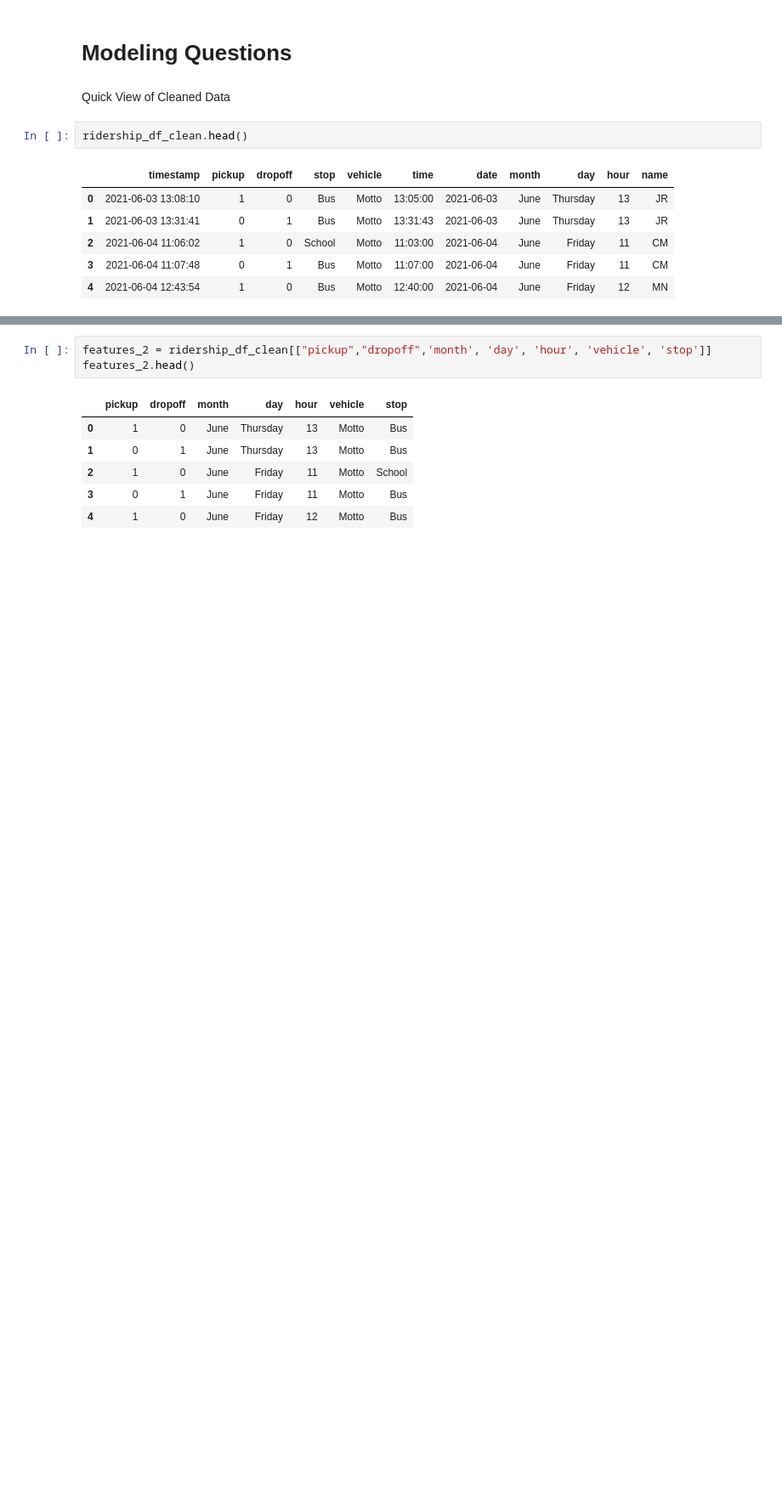
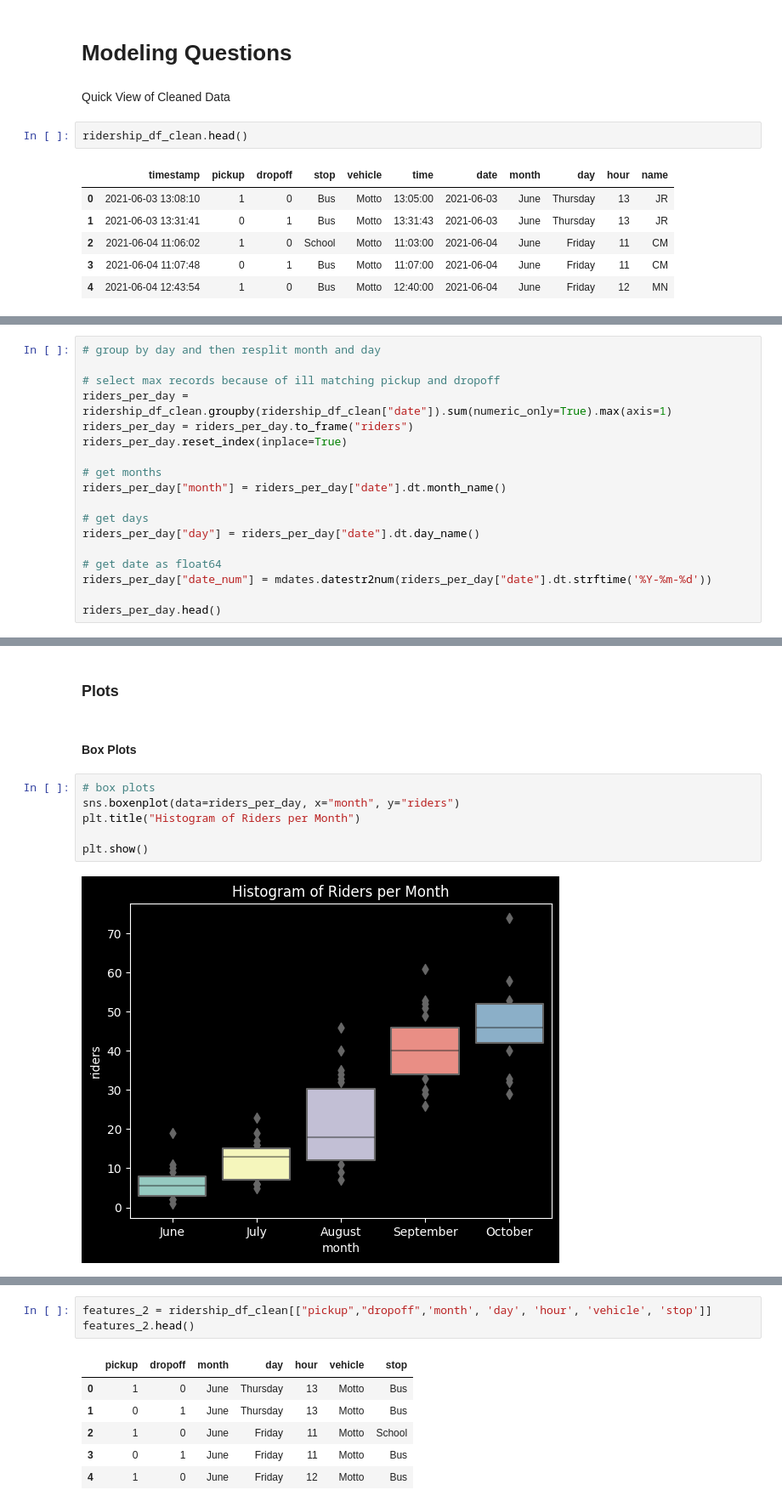
Before and after one commit to jrosilam/MayMobility_TakeHome, a Jupyter notebook: takehome_test.ipynb, the cells around one changed output, grey strips where cells are left out. Shown at 85% size. Drawn from its saved outputs; the diff is of its cells as text; blank space fills up the shorter version.

```diff
--- a/takehome_test.ipynb
+++ b/takehome_test.ipynb
@@ -917,0 +1046,18 @@ ridership_df_clean.head()
+# %%
+# group by day and then resplit month and day
+
+# select max records because of ill matching pickup and dropoff
+riders_per_day = ridership_df_clean.groupby(ridership_df_clean["date"]).sum(numeric_only=True).max(axis=1)
+riders_per_day = riders_per_day.to_frame("riders")
+riders_per_day.reset_index(inplace=True)
+
+# get months
+riders_per_day["month"] = riders_per_day["date"].dt.month_name()
+
+# get days
+riders_per_day["day"] = riders_per_day["date"].dt.day_name()
+
+# get date as float64
+riders_per_day["date_num"] = mdates.datestr2num(riders_per_day["date"].dt.strftime('%Y-%m-%d'))
+
+riders_per_day.head()
@@ -917,0 +1071,12 @@ ridership_df_clean.head()
+# %% [markdown]
+### Plots
+# %% [markdown]
+#### Box Plots
+# %%
+# box plots
+sns.boxenplot(data=riders_per_day, x="month", y="riders")
+plt.title("Histogram of Riders per Month")
+
+plt.show()
+# %% [output]
+[figure, added]
```
Also changed, not shown: parts of 94 cells of this notebook.
